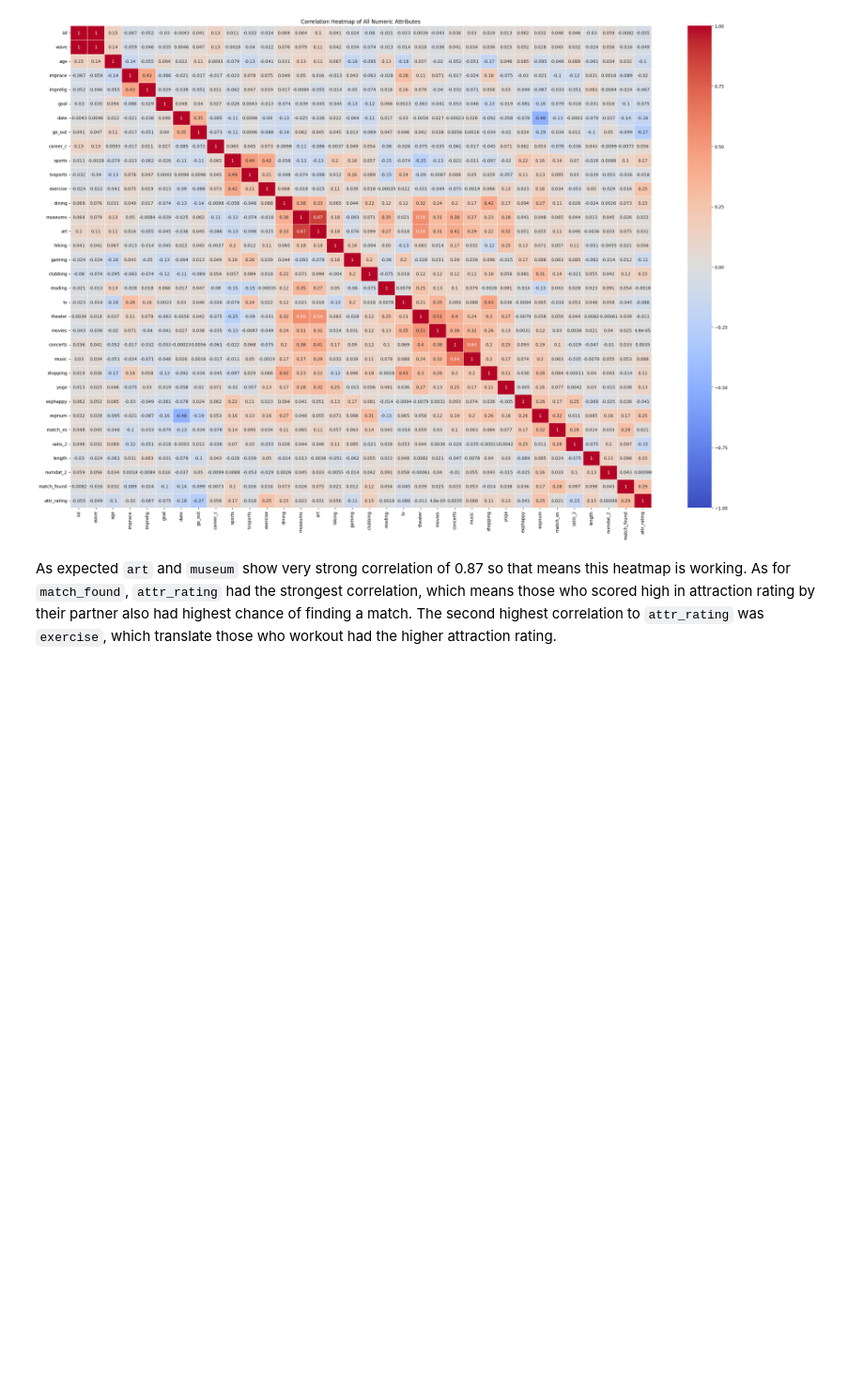
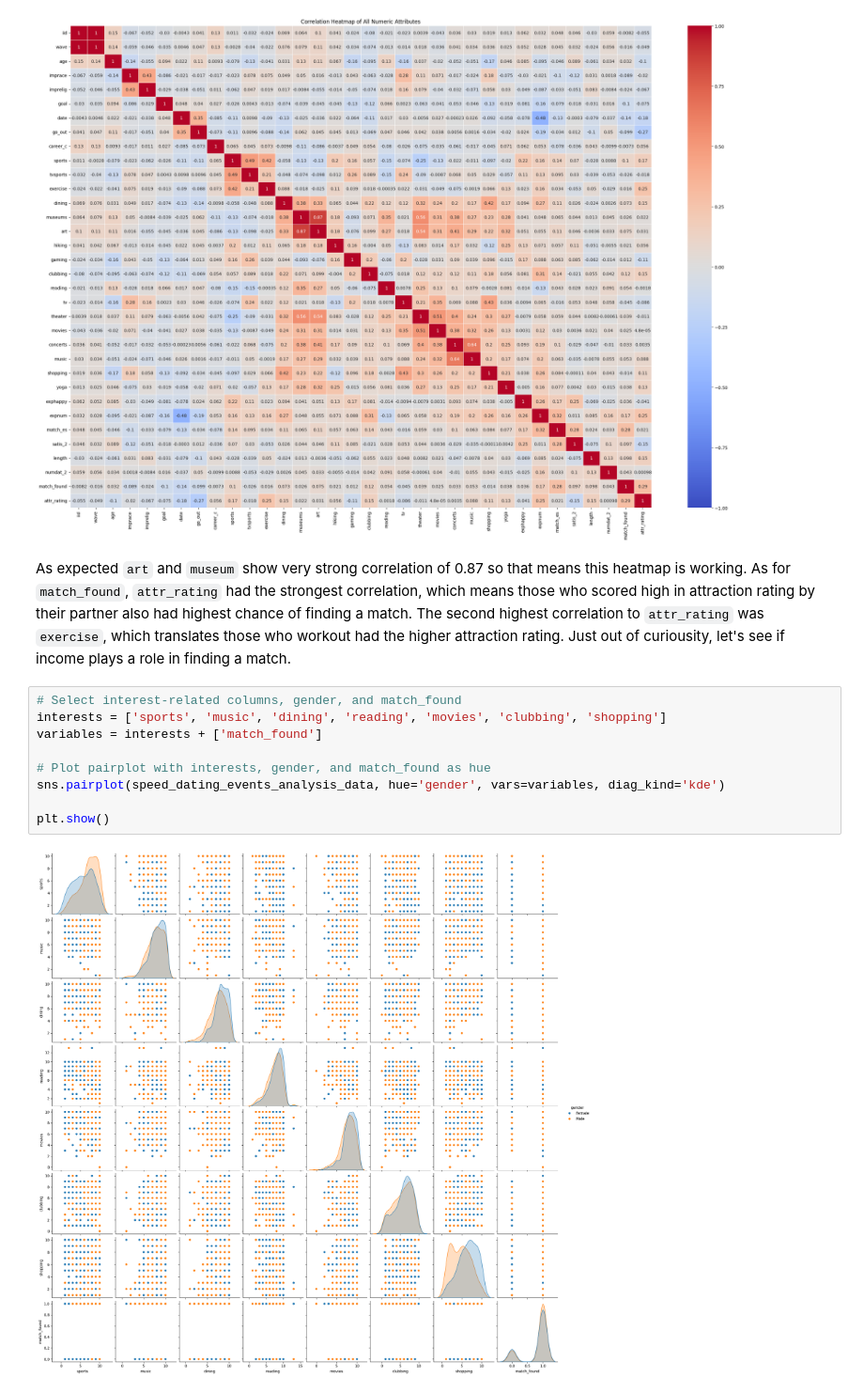
Before and after one commit to JudoboyAlex/predict_a_potential_match_in_dating, a Jupyter notebook: final_project.ipynb, the cells around one changed output. Shown at 94% size. Cells and saved outputs as stored; diff of their text form; blank space fills up the shorter version.

Commit message:
added heatmap and pairplot

```diff
--- a/final_project.ipynb
+++ b/final_project.ipynb
@@ -283,4 +283,16 @@ plt.show()
 # %% [output]
 [figure]
 # %% [markdown]
-As expected `art` and `museum` show very strong correlation of 0.87 so that means this heatmap is working. As for `match_found`, `attr_rating` had the strongest correlation, which means those who scored high in attraction rating by their partner also had highest chance of finding a match. The second highest correlation to `attr_rating` was `exercise`, which translate those who workout had the higher attraction rating.
+As expected `art` and `museum` show very strong correlation of 0.87 so that means this heatmap is working. As for `match_found`, `attr_rating` had the strongest correlation, which means those who scored high in attraction rating by their partner also had highest chance of finding a match. The second highest correlation to `attr_rating` was `exercise`, which translates those who workout had the higher attraction rating.
+Just out of curiousity, let's see if income plays a role in finding a match.
+# %%
+# Select interest-related columns, gender, and match_found
+interests = ['sports', 'music', 'dining', 'reading', 'movies', 'clubbing', 'shopping']
+variables = interests + ['match_found']
+
+# Plot pairplot with interests, gender, and match_found as hue
+sns.pairplot(speed_dating_events_analysis_data, hue='gender', vars=variables, diag_kind='kde')
+
+plt.show()
+# %% [output]
+[figure, added]
```
Also changed, not shown: parts of 4 cells of this notebook.
